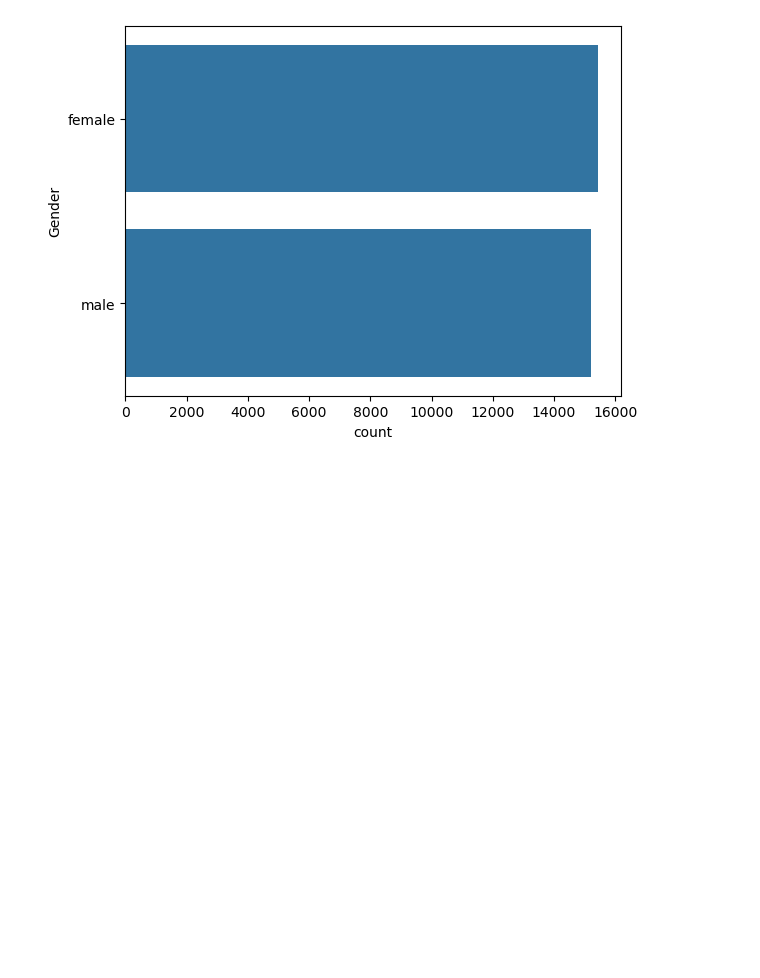
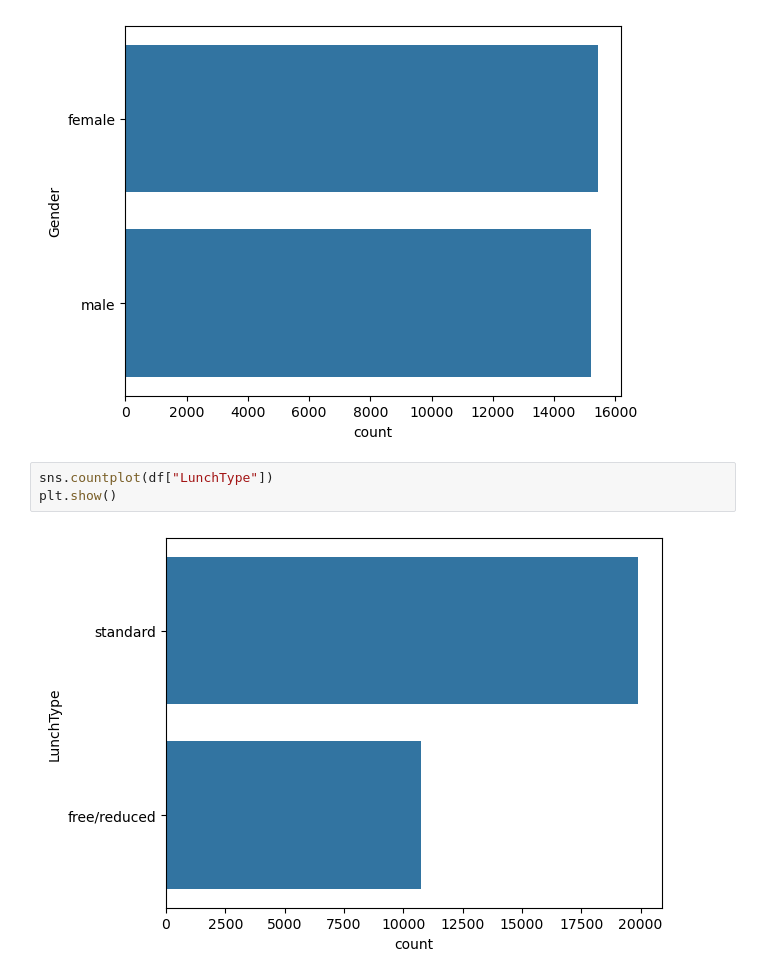
Before and after one commit to fredericodr/Project_conflicts, a Jupyter notebook: eda.ipynb, the cells around one changed output. Drawn from its saved outputs; the diff is of its cells as text; blank space fills up the shorter version.

Commit message:
one more plot

```diff
--- a/eda.ipynb
+++ b/eda.ipynb
@@ -26,3 +26,8 @@ sns.countplot(df["ParentMaritalStatus"])
 plt.show()
 # %% [output]
 [figure]
+# %%
+sns.countplot(df["LunchType"])
+plt.show()
+# %% [output]
+[figure, added]
```
